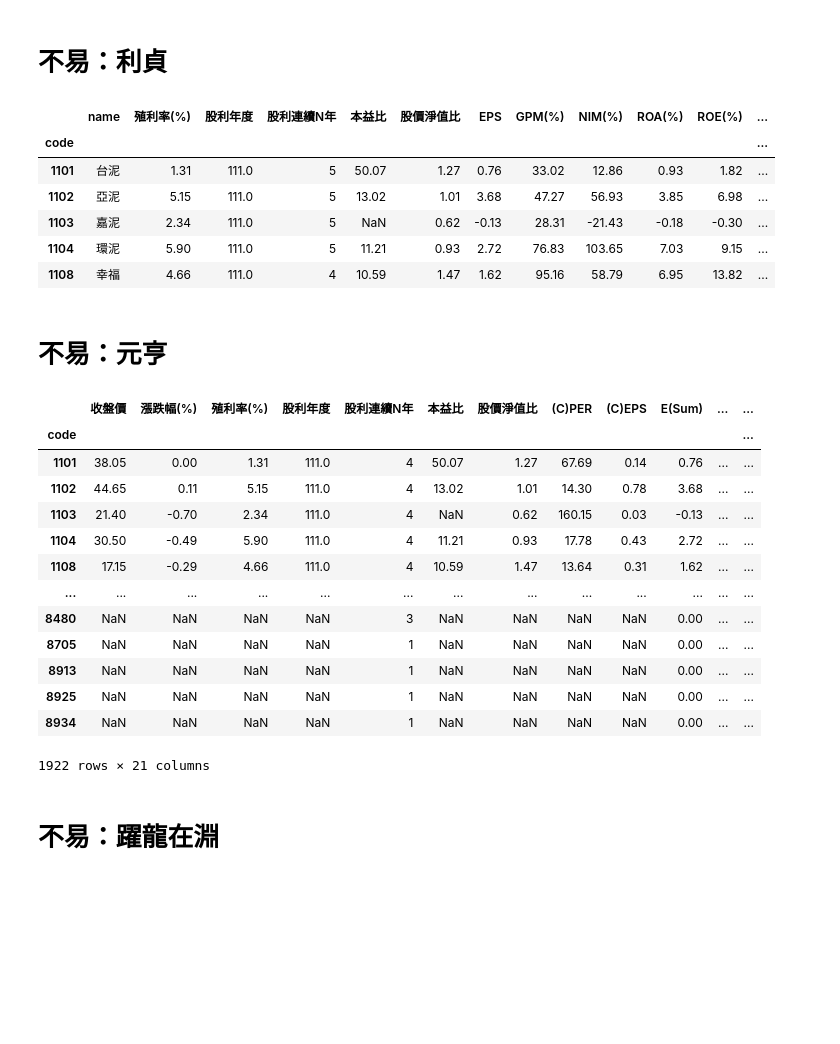
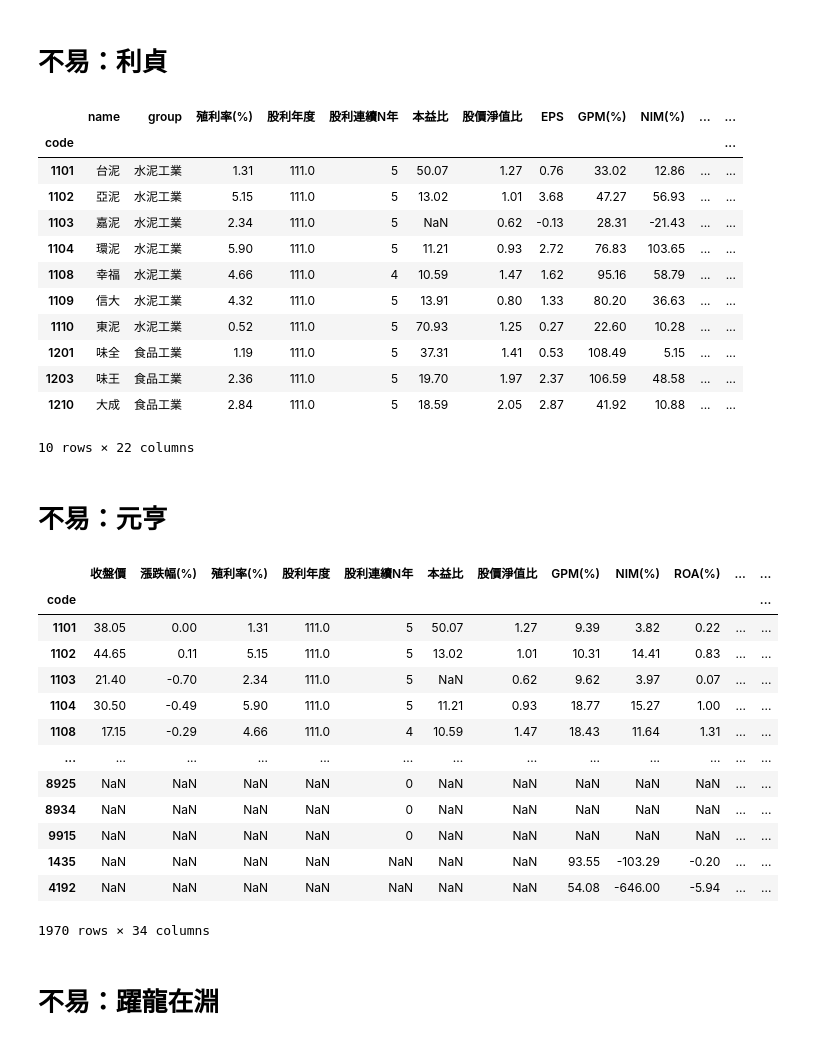
Before and after one commit to yangaound/stock.tw, a Jupyter notebook: README.ipynb, the cells around one changed output. Cells and saved outputs as stored; diff of their text form; code cells hidden in the pictures; blank space fills up the shorter version.

```diff
--- a/README.ipynb
+++ b/README.ipynb
@@ -20,40 +20,43 @@ dataset.datatime_range
 # %% [markdown]
 # 不易：利貞
 # %%
-df = dataset.analyze_profit_df()
+df = dataset.analyze_profit()
 df = dataset.append_stock_info(df)
-cols = [
-    'name', '殖利率(%)', '股利年度', '股利連續N年', '本益比', '股價淨值比', 'EPS', 'GPM(%)', 'NIM(%)', 'ROA(%)', 'ROE(%)',
-    'EPS(0)+', 'GPM(%)+', 'NIM(%)+', 'ROA(%)+', 'ROE(%)+', '負債比(%)+', '普通股股本+', '資產總計+', '權益總額+'
-]
-df[cols].head(5).round(2)
+df.head(10).round(2)
 # %% [output]
-|  | name | 殖利率(%) | 股利年度 | 股利連續N年 | 本益比 | 股價淨值比 | EPS | GPM(%) | NIM(%) | ROA(%) | ROE(%) | ... |
+|  | name | group | 殖利率(%) | 股利年度 | 股利連續N年 | 本益比 | 股價淨值比 | EPS | GPM(%) | NIM(%) | ... | ... |
 | code |  |  |  |  |  |  |  |  |  |  |  | ... |
-| 1101 | 台泥 | 1.31 | 111.0 | 5 | 50.07 | 1.27 | 0.76 | 33.02 | 12.86 | 0.93 | 1.82 | ... |
-| 1102 | 亞泥 | 5.15 | 111.0 | 5 | 13.02 | 1.01 | 3.68 | 47.27 | 56.93 | 3.85 | 6.98 | ... |
-| 1103 | 嘉泥 | 2.34 | 111.0 | 5 | NaN | 0.62 | -0.13 | 28.31 | -21.43 | -0.18 | -0.30 | ... |
-| 1104 | 環泥 | 5.90 | 111.0 | 5 | 11.21 | 0.93 | 2.72 | 76.83 | 103.65 | 7.03 | 9.15 | ... |
-| 1108 | 幸福 | 4.66 | 111.0 | 4 | 10.59 | 1.47 | 1.62 | 95.16 | 58.79 | 6.95 | 13.82 | ... |
+| 1101 | 台泥 | 水泥工業 | 1.31 | 111.0 | 5 | 50.07 | 1.27 | 0.76 | 33.02 | 12.86 | ... | ... |
+| 1102 | 亞泥 | 水泥工業 | 5.15 | 111.0 | 5 | 13.02 | 1.01 | 3.68 | 47.27 | 56.93 | ... | ... |
+| 1103 | 嘉泥 | 水泥工業 | 2.34 | 111.0 | 5 | NaN | 0.62 | -0.13 | 28.31 | -21.43 | ... | ... |
+| 1104 | 環泥 | 水泥工業 | 5.90 | 111.0 | 5 | 11.21 | 0.93 | 2.72 | 76.83 | 103.65 | ... | ... |
+| 1108 | 幸福 | 水泥工業 | 4.66 | 111.0 | 4 | 10.59 | 1.47 | 1.62 | 95.16 | 58.79 | ... | ... |
+| 1109 | 信大 | 水泥工業 | 4.32 | 111.0 | 5 | 13.91 | 0.80 | 1.33 | 80.20 | 36.63 | ... | ... |
+| 1110 | 東泥 | 水泥工業 | 0.52 | 111.0 | 5 | 70.93 | 1.25 | 0.27 | 22.60 | 10.28 | ... | ... |
+| 1201 | 味全 | 食品工業 | 1.19 | 111.0 | 5 | 37.31 | 1.41 | 0.53 | 108.49 | 5.15 | ... | ... |
+| 1203 | 味王 | 食品工業 | 2.36 | 111.0 | 5 | 19.70 | 1.97 | 2.37 | 106.59 | 48.58 | ... | ... |
+| 1210 | 大成 | 食品工業 | 2.84 | 111.0 | 5 | 18.59 | 2.05 | 2.87 | 41.92 | 10.88 | ... | ... |
+10 rows × 22 columns
 # %% [markdown]
 # 不易：元亨
 # %%
-dataset.analyze_epsa_df().iloc[:,0:21].round(2)
+df = dataset.analyze_fin_stmt().iloc[:,0:40]
+df.round(2)
 # %% [output]
-|  | 收盤價 | 漲跌幅(%) | 殖利率(%) | 股利年度 | 股利連續N年 | 本益比 | 股價淨值比 | (C)PER | (C)EPS | E(Sum) | ... | ... |
+|  | 收盤價 | 漲跌幅(%) | 殖利率(%) | 股利年度 | 股利連續N年 | 本益比 | 股價淨值比 | GPM(%) | NIM(%) | ROA(%) | ... | ... |
 | code |  |  |  |  |  |  |  |  |  |  |  | ... |
-| 1101 | 38.05 | 0.00 | 1.31 | 111.0 | 4 | 50.07 | 1.27 | 67.69 | 0.14 | 0.76 | ... | ... |
-| 1102 | 44.65 | 0.11 | 5.15 | 111.0 | 4 | 13.02 | 1.01 | 14.30 | 0.78 | 3.68 | ... | ... |
-| 1103 | 21.40 | -0.70 | 2.34 | 111.0 | 4 | NaN | 0.62 | 160.15 | 0.03 | -0.13 | ... | ... |
-| 1104 | 30.50 | -0.49 | 5.90 | 111.0 | 4 | 11.21 | 0.93 | 17.78 | 0.43 | 2.72 | ... | ... |
-| 1108 | 17.15 | -0.29 | 4.66 | 111.0 | 4 | 10.59 | 1.47 | 13.64 | 0.31 | 1.62 | ... | ... |
+| 1101 | 38.05 | 0.00 | 1.31 | 111.0 | 5 | 50.07 | 1.27 | 9.39 | 3.82 | 0.22 | ... | ... |
+| 1102 | 44.65 | 0.11 | 5.15 | 111.0 | 5 | 13.02 | 1.01 | 10.31 | 14.41 | 0.83 | ... | ... |
+| 1103 | 21.40 | -0.70 | 2.34 | 111.0 | 5 | NaN | 0.62 | 9.62 | 3.97 | 0.07 | ... | ... |
+| 1104 | 30.50 | -0.49 | 5.90 | 111.0 | 5 | 11.21 | 0.93 | 18.77 | 15.27 | 1.00 | ... | ... |
+| 1108 | 17.15 | -0.29 | 4.66 | 111.0 | 4 | 10.59 | 1.47 | 18.43 | 11.64 | 1.31 | ... | ... |
 | ... | ... | ... | ... | ... | ... | ... | ... | ... | ... | ... | ... | ... |
-| 8480 | NaN | NaN | NaN | NaN | 3 | NaN | NaN | NaN | NaN | 0.00 | ... | ... |
-| 8705 | NaN | NaN | NaN | NaN | 1 | NaN | NaN | NaN | NaN | 0.00 | ... | ... |
-| 8913 | NaN | NaN | NaN | NaN | 1 | NaN | NaN | NaN | NaN | 0.00 | ... | ... |
-| 8925 | NaN | NaN | NaN | NaN | 1 | NaN | NaN | NaN | NaN | 0.00 | ... | ... |
-| 8934 | NaN | NaN | NaN | NaN | 1 | NaN | NaN | NaN | NaN | 0.00 | ... | ... |
+| 8925 | NaN | NaN | NaN | NaN | 0 | NaN | NaN | NaN | NaN | NaN | ... | ... |
+| 8934 | NaN | NaN | NaN | NaN | 0 | NaN | NaN | NaN | NaN | NaN | ... | ... |
+| 9915 | NaN | NaN | NaN | NaN | 0 | NaN | NaN | NaN | NaN | NaN | ... | ... |
+| 1435 | NaN | NaN | NaN | NaN | NaN | NaN | NaN | 93.55 | -103.29 | -0.20 | ... | ... |
+| 4192 | NaN | NaN | NaN | NaN | NaN | NaN | NaN | 54.08 | -646.00 | -5.94 | ... | ... |
-1922 rows × 21 columns
+1970 rows × 34 columns
 # %% [markdown]
 # 不易：躍龍在淵
 # %%
```
Also changed, not shown: parts of 5 cells of this notebook, 10 other files.
